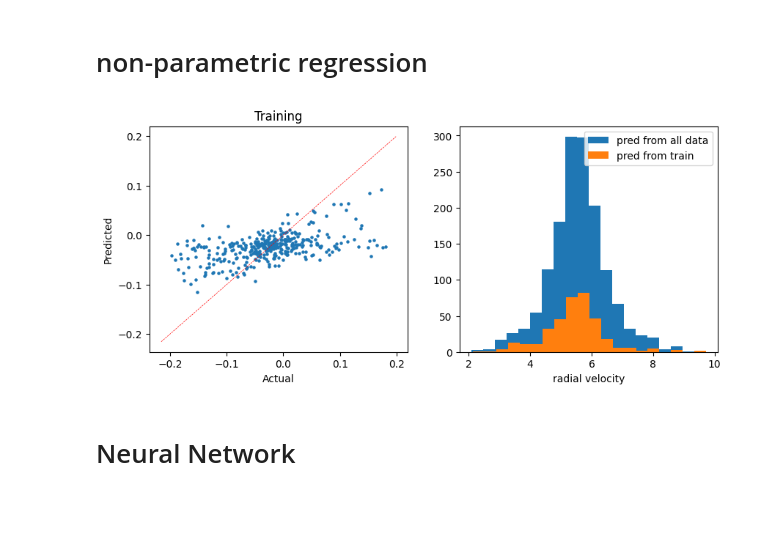
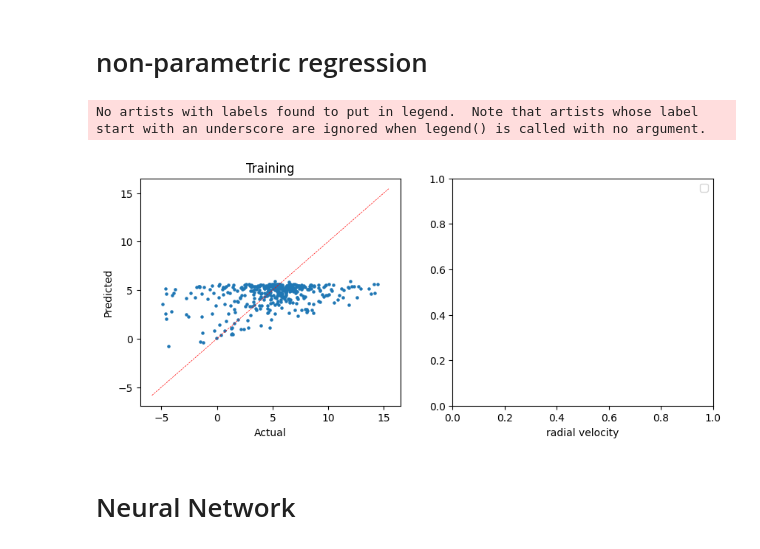
Before and after one commit to stevenalfonso/radial-velocity, a Jupyter notebook: regression_radial_velocity.ipynb, the cells around one changed output. Saved outputs shown, nothing was run; the diff lists cells and outputs as text; code cells hidden in the pictures; blank space fills up the shorter version.

```diff
--- a/regression_radial_velocity.ipynb
+++ b/regression_radial_velocity.ipynb
@@ -24,29 +24,33 @@ from sklearn.kernel_ridge import KernelRidge
 # %%
 #cluster_candidates = pd.read_csv('/Users/steven/Documents/CPoint/data/pleiades_candidates.csv')
 cluster_candidates = pd.read_csv('../PleiadesTidalTails/data/clean.csv')
+del cluster_candidates['Unnamed: 0']
+
+ra_mean = np.median(cluster_candidates['ra'])
+dec_mean = np.median(cluster_candidates['dec'])
+pmra_mean = np.median(cluster_candidates['pmra'])
+pmdec_mean = np.median(cluster_candidates['pmdec'])
+
+cluster_candidates['angular_distance'] = np.sqrt((cluster_candidates['ra'] - ra_mean)**2 + (cluster_candidates['dec'] - dec_mean)**2)
+cluster_candidates['pm_relative'] = np.sqrt((cluster_candidates['pmra'] - pmra_mean)**2 + (cluster_candidates['pmdec'] - pmdec_mean)**2)
 
 scaler_astrometry = StandardScaler()
 scaler_rv = StandardScaler()
 
 #cluster_candidates[['ra','dec','pmra','pmdec','parallax']] = scaler_astrometry.fit_transform(cluster_candidates[['ra','dec','pmra','pmdec','parallax']])
-cluster_candidates[['l','b','pmra','pmdec','parallax']] = scaler_astrometry.fit_transform(cluster_candidates[['l','b','pmra','pmdec','parallax']])
+#cluster_candidates[['l','b','pmra','pmdec','parallax']] = scaler_astrometry.fit_transform(cluster_candidates[['l','b','pmra','pmdec','parallax']])
+#cluster_candidates[['angular_distance','pm_relative','distance']] = scaler_astrometry.fit_transform(cluster_candidates[['angular_distance','pm_relative','distance']])
 #cluster_candidates[['radial_velocity','radial_velocity_error']] = scaler_rv.fit_transform(cluster_candidates[['radial_velocity','radial_velocity_error']])
-cluster_candidates[['radial_velocity']] = scaler_rv.fit_transform(cluster_candidates[['radial_velocity']])
-
-del cluster_candidates['Unnamed: 0']
-
-# for i in range(len(cluster_candidates)):
-#         #if (np.median(cluster_candidates['ra']) > 300.) or (np.median(cluster_candidates['ra']) < 10.):
-#         if cluster_candidates['ra'].values[i] > 300.:
-#                 cluster_candidates['ra'].values[i] -= 360
-#                 #cluster_candidates.loc[cluster_candidates['ra'] > 300, 'ra'] -= 360
+#cluster_candidates[['radial_velocity']] = scaler_rv.fit_transform(cluster_candidates[['radial_velocity']])
 
 print(len(cluster_candidates))
 
 cluster_candidates_rv = cluster_candidates[~cluster_candidates['radial_velocity'].isna()]
 #cluster_candidates_rv = cluster_candidates_rv[~cluster_candidates_rv['radial_velocity_error'].isna()]
 print(len(cluster_candidates_rv))
-cluster_candidates_rv = cluster_candidates_rv[(np.abs(cluster_candidates_rv['radial_velocity']) <= 0.2*np.std(cluster_candidates_rv['radial_velocity']))]
+#cluster_candidates_rv = cluster_candidates_rv[(np.abs(cluster_candidates_rv['radial_velocity']) <= 0.2*np.std(cluster_candidates_rv['radial_velocity']))]
+#cluster_candidates_rv = cluster_candidates_rv[(np.abs(cluster_candidates_rv['radial_velocity']) <= 1.7*np.std(cluster_candidates_rv['radial_velocity']))]
+cluster_candidates_rv = cluster_candidates_rv[(cluster_candidates_rv['radial_velocity'] >= -5.) & (cluster_candidates_rv['radial_velocity'] <= 15.)]
 cluster_candidates_rv.info()
 # %% [output]
 1502
@@ -101,7 +125,8 @@ len(cluster_candidates), len(cluster_candidates_rv)
 # %%
 #x_data = np.array(cluster_candidates_rv[['ra','dec','pmra','pmdec','parallax']])
 #x_data = np.array(cluster_candidates_rv[['ra','dec','pmra','pmdec']])
-x_data = np.array(cluster_candidates_rv[['l','b','pmra','pmdec','parallax']])
+#x_data = np.array(cluster_candidates_rv[['l','b','pmra','pmdec','parallax']])
+x_data = np.array(cluster_candidates_rv[['angular_distance','pm_relative','distance']])
 
 #y_data = np.array(cluster_candidates_rv[['radial_velocity','radial_velocity_error']])
 y_data = np.array(cluster_candidates_rv[['radial_velocity']])
@@ -199,30 +224,32 @@ plt.show()
 # %%
 #smoothed = sm.nonparametric.lowess(exog=x_data, endog=y_data, frac=0.15, is_sorted=False)
 # 'cosine', 'linear', 'poly', 'chi2', 'additive_chi2', 'rbf', 'laplacian', 'sigmoid', 'polynomial', 'precomputed'
-clf = KernelRidge(kernel='rbf', gamma=0.2, alpha=1.0)
+clf = KernelRidge(kernel='rbf', gamma=0.1, alpha=2.0)
 clf.fit(x_data, y_data)
-x_full = np.array(cluster_candidates[['l','b','pmra','pmdec','parallax']])
+#x_full = np.array(cluster_candidates[['l','b','pmra','pmdec','parallax']])
+x_full = np.array(cluster_candidates_rv[['angular_distance','pm_relative','parallax']])
 y_pred = clf.predict(x_full)
 y_pred_train = clf.predict(x_data)
 
 
 fig, ax = plt.subplots(1,2, figsize=(10,4))
 
 ax[0].scatter(y_data, y_pred_train, s=5)
 ax[0].set_xlabel("Actual", fontsize=10)
 ax[0].set_ylabel("Predicted",  fontsize=10)
 ax[0].set_title("Training")
 x = np.linspace(*ax[0].get_xlim())
 ax[0].plot(x, x, color='red', ls='--', lw=0.5)
 
 #ax[1].hist(scaler_rv.inverse_transform(y_pred), bins=20)
-ax[1].hist(scaler_rv.inverse_transform(y_pred), bins=20, label='pred from all data')
-ax[1].hist(scaler_rv.inverse_transform(y_pred_train), bins=20, label='pred from train')
+#ax[1].hist(scaler_rv.inverse_transform(y_pred), bins=20, label='pred from all data')
+#ax[1].hist(scaler_rv.inverse_transform(y_pred_train), bins=20, label='pred from train')
 ax[1].set_xlabel("radial velocity", fontsize=10)
 ax[1].legend()
 fig.show()
 # %% [output]
+No artists with labels found to put in legend.  Note that artists whose label start with an underscore are ignored when legend() is called with no argument.
-[figure, old version]
+[figure, new version]
 # %% [markdown]
 # Neural Network
 # %%
```
Also changed, not shown: parts of 11 cells of this notebook, 1 other file.
